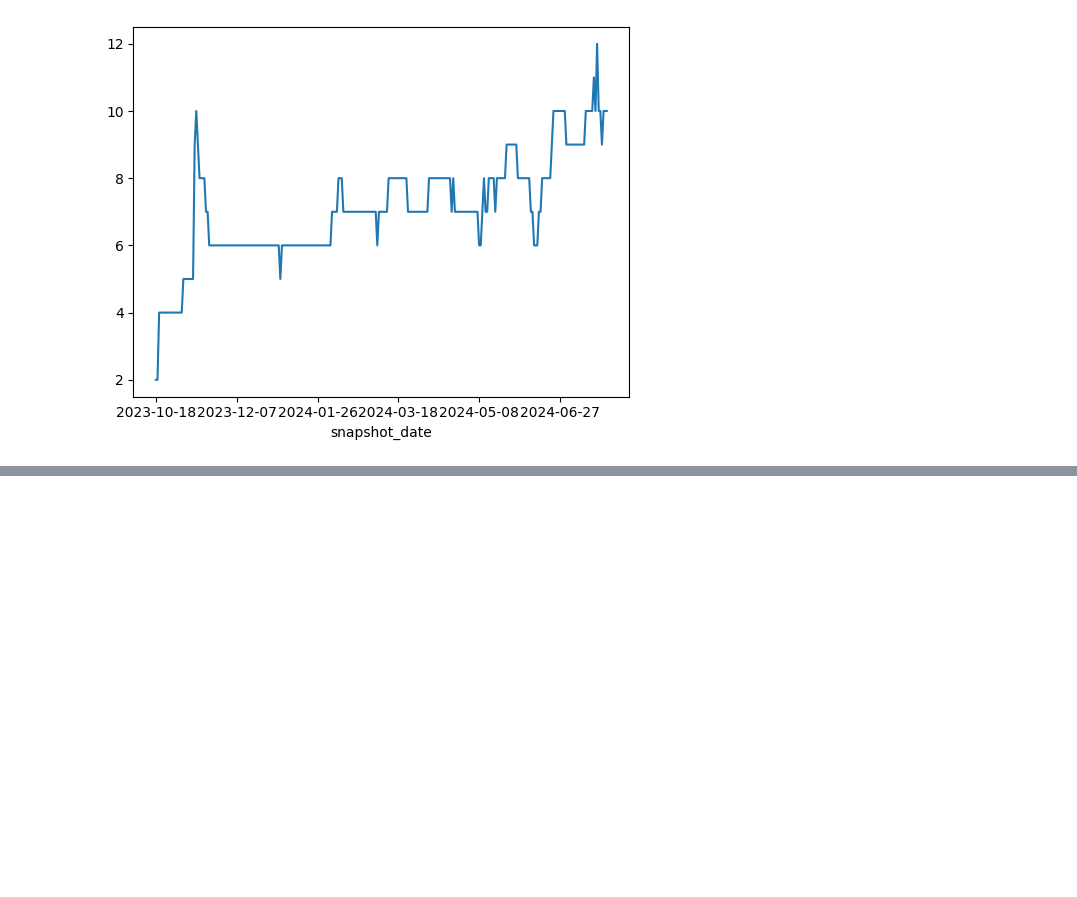
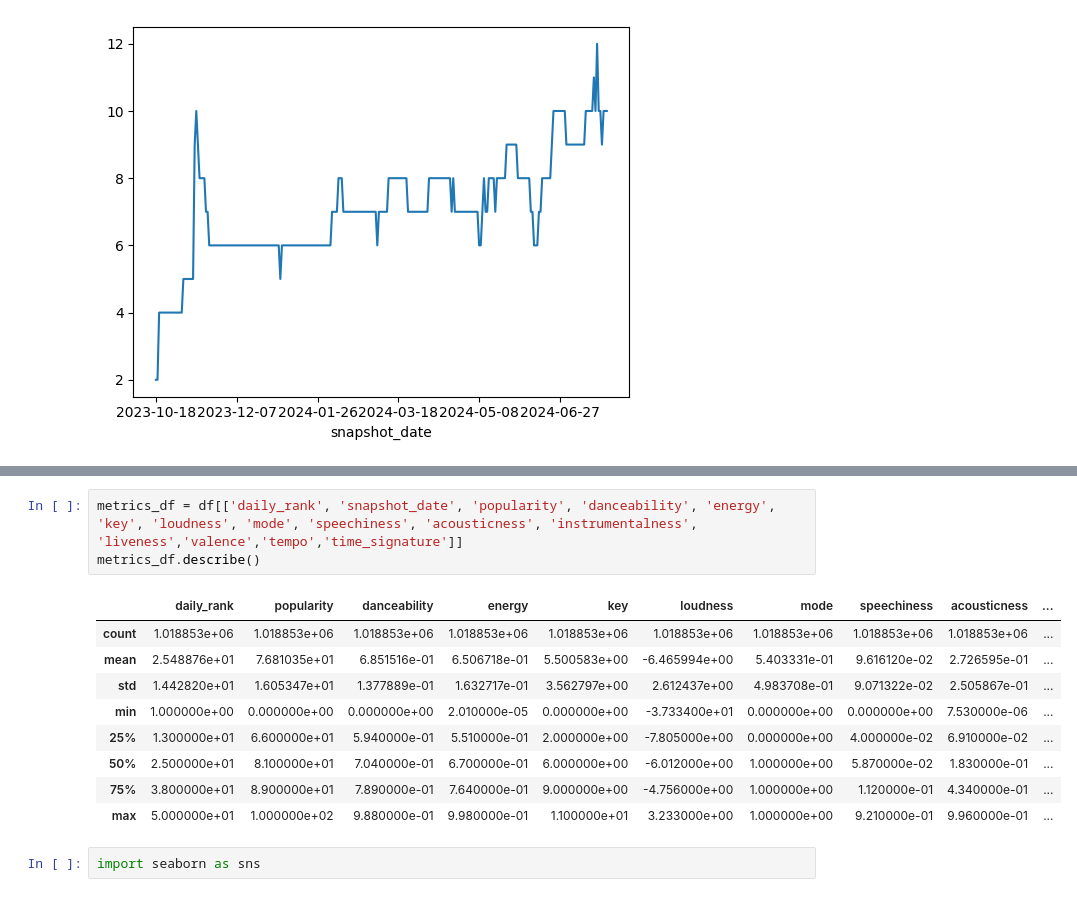
Before and after one commit to Erick0407/clase_07_spotify, a Jupyter notebook: 00_exploracion.ipynb, the cells around one changed output, grey strips where cells are left out. Drawn from its saved outputs; the diff is of its cells as text; blank space fills up the shorter version.

```diff
--- a/00_exploracion.ipynb
+++ b/00_exploracion.ipynb
@@ -193,0 +204,15 @@ crismj_df.groupby('snapshot_date')['aparece_mj'].sum().plot()
+# %%
+metrics_df = df[['daily_rank', 'snapshot_date', 'popularity', 'danceability', 'energy', 'key', 'loudness', 'mode', 'speechiness', 'acousticness', 'instrumentalness', 'liveness','valence','tempo','time_signature']]
+metrics_df.describe()
+# %% [output]
+|  | daily_rank | popularity | danceability | energy | key | loudness | mode | speechiness | acousticness | ... |
+| count | 1.018853e+06 | 1.018853e+06 | 1.018853e+06 | 1.018853e+06 | 1.018853e+06 | 1.018853e+06 | 1.018853e+06 | 1.018853e+06 | 1.018853e+06 | ... |
+| mean | 2.548876e+01 | 7.681035e+01 | 6.851516e-01 | 6.506718e-01 | 5.500583e+00 | -6.465994e+00 | 5.403331e-01 | 9.616120e-02 | 2.726595e-01 | ... |
+| std | 1.442820e+01 | 1.605347e+01 | 1.377889e-01 | 1.632717e-01 | 3.562797e+00 | 2.612437e+00 | 4.983708e-01 | 9.071322e-02 | 2.505867e-01 | ... |
+| min | 1.000000e+00 | 0.000000e+00 | 0.000000e+00 | 2.010000e-05 | 0.000000e+00 | -3.733400e+01 | 0.000000e+00 | 0.000000e+00 | 7.530000e-06 | ... |
+| 25% | 1.300000e+01 | 6.600000e+01 | 5.940000e-01 | 5.510000e-01 | 2.000000e+00 | -7.805000e+00 | 0.000000e+00 | 4.000000e-02 | 6.910000e-02 | ... |
+| 50% | 2.500000e+01 | 8.100000e+01 | 7.040000e-01 | 6.700000e-01 | 6.000000e+00 | -6.012000e+00 | 1.000000e+00 | 5.870000e-02 | 1.830000e-01 | ... |
+| 75% | 3.800000e+01 | 8.900000e+01 | 7.890000e-01 | 7.640000e-01 | 9.000000e+00 | -4.756000e+00 | 1.000000e+00 | 1.120000e-01 | 4.340000e-01 | ... |
+| max | 5.000000e+01 | 1.000000e+02 | 9.880000e-01 | 9.980000e-01 | 1.100000e+01 | 3.233000e+00 | 1.000000e+00 | 9.210000e-01 | 9.960000e-01 | ... |
+# %%
+import seaborn as sns
```
Also changed, not shown: parts of 5 cells of this notebook.
